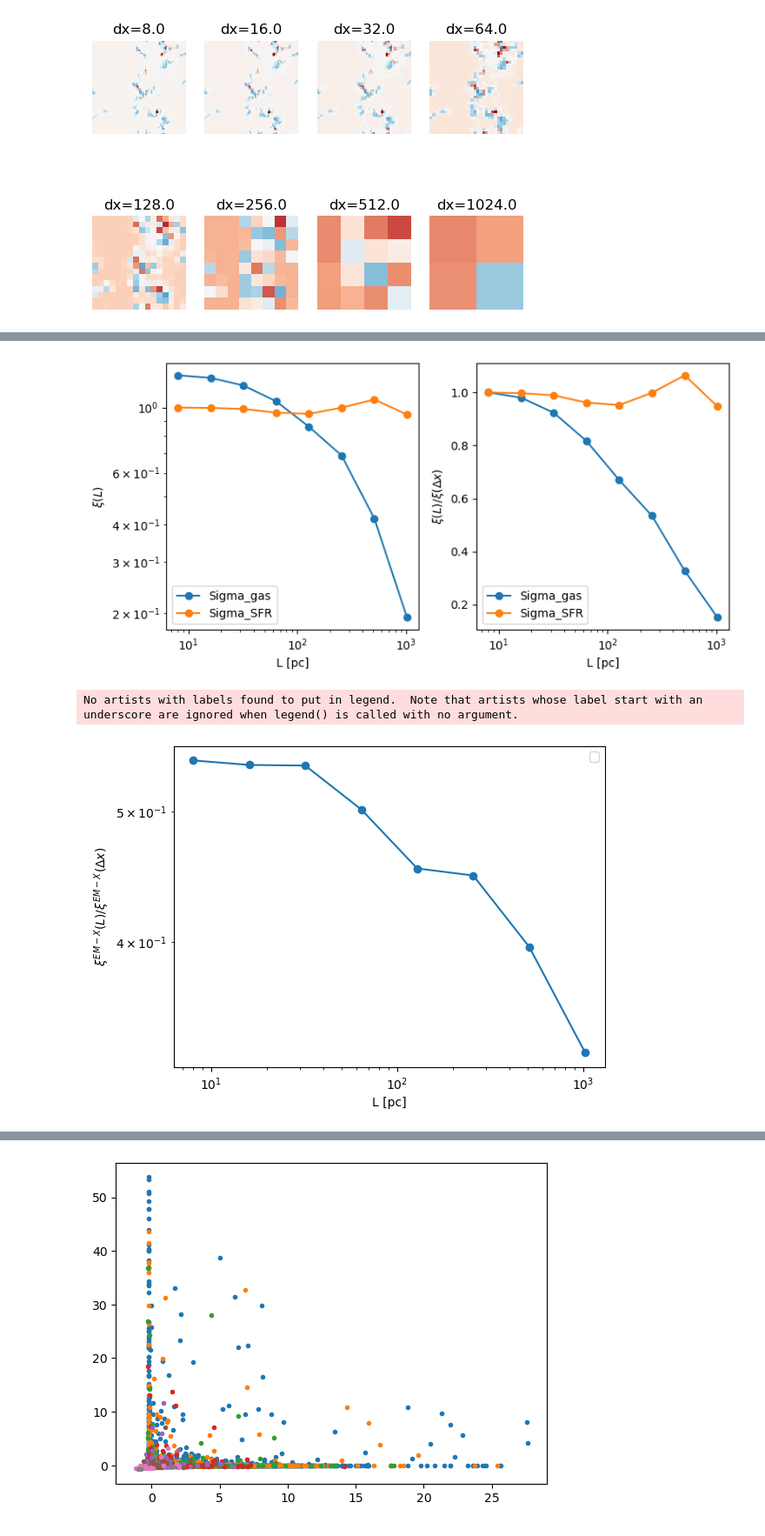
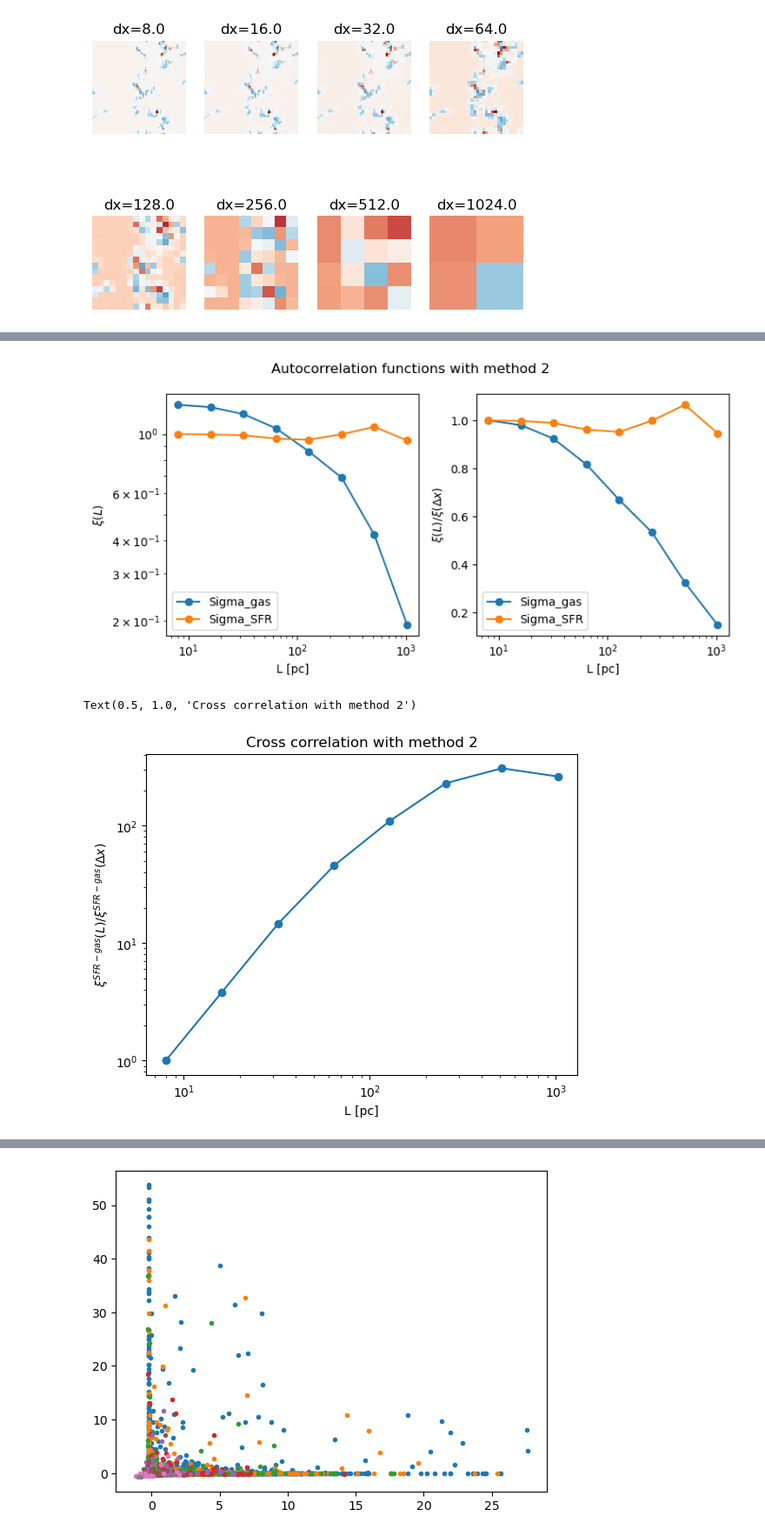
Before and after one commit to comejuliet/TIGRESS, a Jupyter notebook: new_models/correlation_calculation.ipynb, the cells around one changed output, grey strips where cells are left out. Shown at 87% size. Cells and saved outputs as stored; diff of their text form; code cells hidden in the pictures.

Commit message:
method 2 not working?

```diff
--- a/new_models/correlation_calculation.ipynb
+++ b/new_models/correlation_calculation.ipynb
@@ -242,7 +242,7 @@ def get_correlation_method2(map1,map2=None,Nbin=8,return_map=False):
         if map2 is not None:
             submap2 = rebin(map2,i)
             submap2_nonzero = submap2[idx]
-            dmap2 = (submap2-submap2_nonzero.mean())/submap2_nonzero.mean()
+            dmap2 = (submap2-submap2.mean())/submap2.mean()
         else:
             dmap2 = dmap1
         corr.append((dmap1*dmap2).mean())
@@ -349,6 +350,7 @@ plt.tight_layout()
 # method 2 for Sigma_gas and Sigma_SFR
 
 fig,axes = plt.subplots(1,2,figsize=(8,4))
+fig.suptitle('Autocorrelation functions with method 2')
 # auto correlation
 for f in ['Sigma_gas','Sigma_SFR']:
     corr = get_correlation_method2(data[f],return_map=False)
@@ -370,16 +372,16 @@ for ax in axes:
     plt.xlabel('L [pc]')
 plt.tight_layout()
 # %% [output]
-[figure, old version]
+[figure, new version]
 # %%
 # cross correlation with EM
 corr = get_correlation_method2((data['Sigma_SFR']),(data['Sigma_gas']),return_map=False)
-plt.plot(L,corr,'o-')
+plt.plot(L,corr/corr[0],'o-')
 plt.xscale('log')
-plt.legend()
 plt.xlabel('L [pc]')
-plt.ylabel(r'$\xi^{EM-X}(L)/\xi^{EM-X}(\Delta x)$')
+plt.ylabel(r'$\xi^{SFR-gas}(L)/\xi^{SFR-gas}(\Delta x)$')
 plt.yscale('log')
+plt.title('Cross correlation with method 2')
 # %% [output]
-No artists with labels found to put in legend.  Note that artists whose label start with an underscore are ignored when legend() is called with no argument.
+Text(0.5, 1.0, 'Cross correlation with method 2')
-[figure, old version]
+[figure, new version]
```
Also changed, not shown: parts of 10 cells of this notebook.
